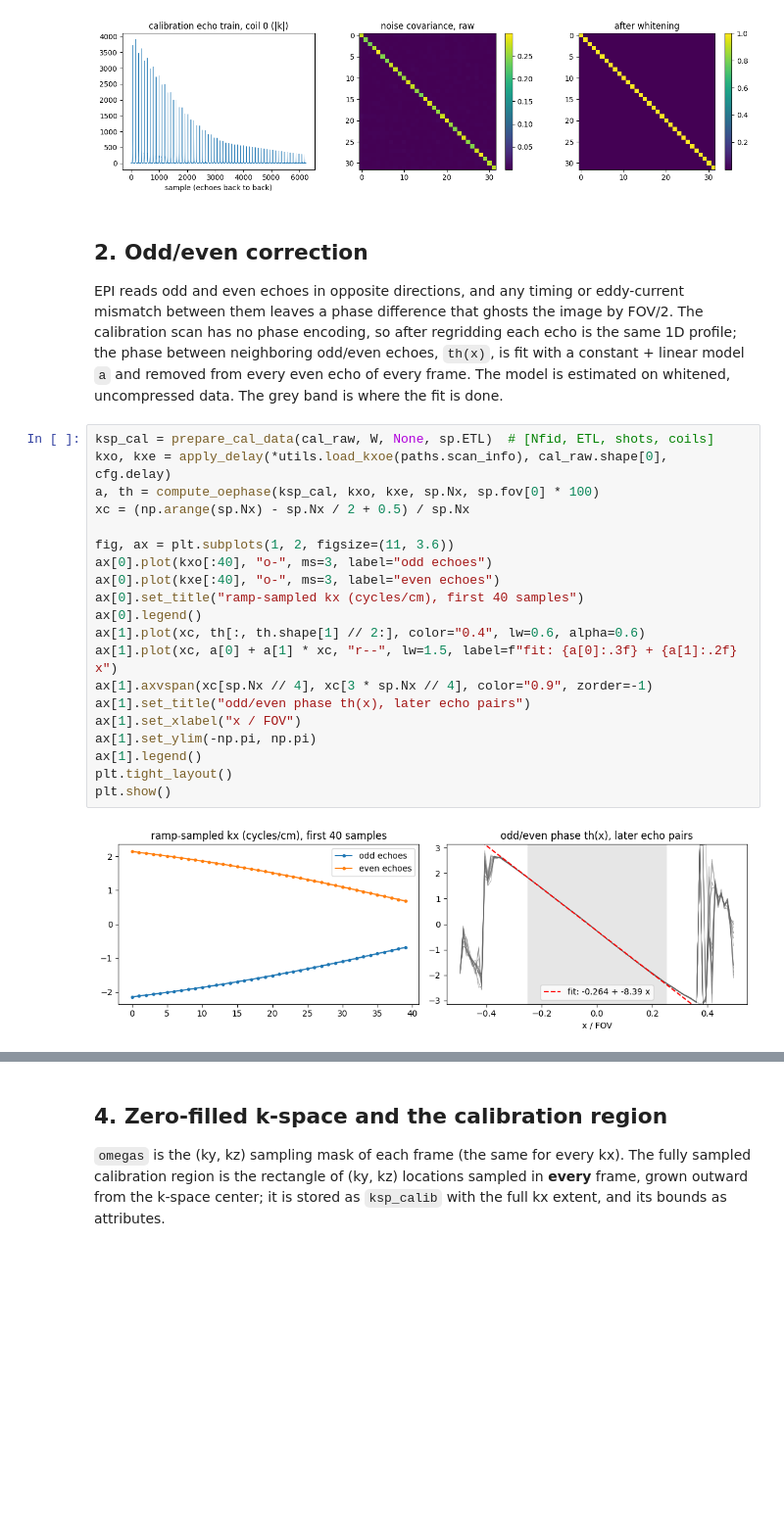
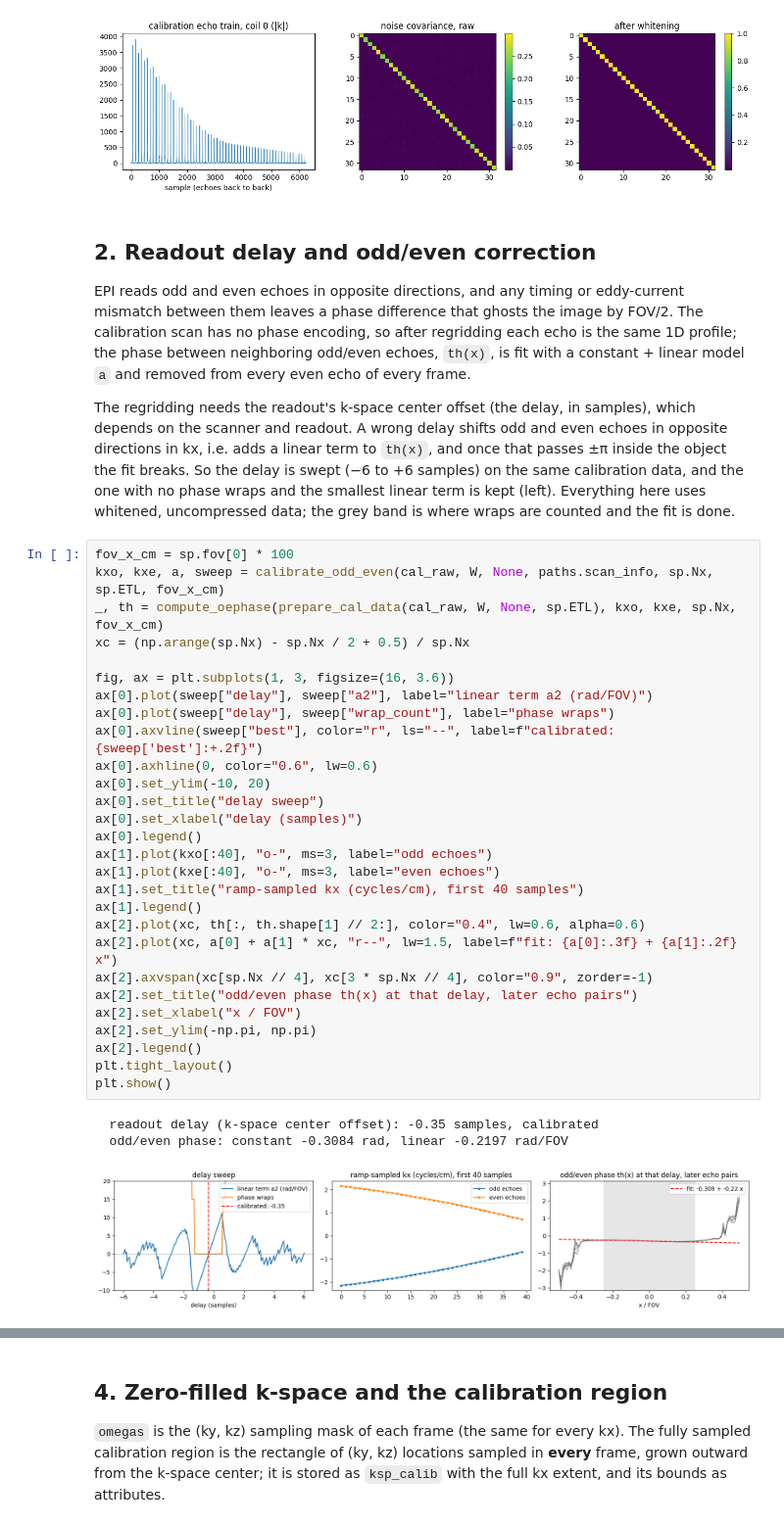
Before and after one commit to rextlfung/ArbEPI-python, a Jupyter notebook: preprocess/demo.ipynb, the cells around one changed output, grey strips where cells are left out. Shown at 98% size. Saved outputs shown, nothing was run; the diff lists cells and outputs as text; blank space fills up the shorter version.

```diff
--- a/preprocess/demo.ipynb
+++ b/preprocess/demo.ipynb
@@ -114,36 +115,53 @@ plt.show()
 noise (104, 32, 197), calibration (104, 32, 900), Nx = 90, ETL = 60
 [figure]
 # %% [markdown]
-## 2. Odd/even correction
+## 2. Readout delay and odd/even correction
 
 EPI reads odd and even echoes in opposite directions, and any timing or eddy-current
 mismatch between them leaves a phase difference that ghosts the image by FOV/2. The
 calibration scan has no phase encoding, so after regridding each echo is the same 1D
 profile; the phase between neighboring odd/even echoes, `th(x)`, is fit with a
-constant + linear model `a` and removed from every even echo of every frame. The model
-is estimated on whitened, uncompressed data. The grey band is where the fit is done.
+constant + linear model `a` and removed from every even echo of every frame.
+
+The regridding needs the readout's k-space center offset (the delay, in samples),
+which depends on the scanner and readout. A wrong delay shifts odd and even echoes
+in opposite directions in kx, i.e. adds a linear term to `th(x)`, and once that passes
+±π inside the object the fit breaks. So the delay is swept (−6 to +6 samples) on the
+same calibration data, and the one with no phase wraps and the smallest linear term is
+kept (left). Everything here uses whitened, uncompressed data; the grey band is where
+wraps are counted and the fit is done.
 # %%
-ksp_cal = prepare_cal_data(cal_raw, W, None, sp.ETL)  # [Nfid, ETL, shots, coils]
-kxo, kxe = apply_delay(*utils.load_kxoe(paths.scan_info), cal_raw.shape[0], cfg.delay)
-a, th = compute_oephase(ksp_cal, kxo, kxe, sp.Nx, sp.fov[0] * 100)
+fov_x_cm = sp.fov[0] * 100
+kxo, kxe, a, sweep = calibrate_odd_even(cal_raw, W, None, paths.scan_info, sp.Nx, sp.ETL, fov_x_cm)
+_, th = compute_oephase(prepare_cal_data(cal_raw, W, None, sp.ETL), kxo, kxe, sp.Nx, fov_x_cm)
 xc = (np.arange(sp.Nx) - sp.Nx / 2 + 0.5) / sp.Nx
 
-fig, ax = plt.subplots(1, 2, figsize=(11, 3.6))
-ax[0].plot(kxo[:40], "o-", ms=3, label="odd echoes")
-ax[0].plot(kxe[:40], "o-", ms=3, label="even echoes")
-ax[0].set_title("ramp-sampled kx (cycles/cm), first 40 samples")
+fig, ax = plt.subplots(1, 3, figsize=(16, 3.6))
+ax[0].plot(sweep["delay"], sweep["a2"], label="linear term a2 (rad/FOV)")
+ax[0].plot(sweep["delay"], sweep["wrap_count"], label="phase wraps")
+ax[0].axvline(sweep["best"], color="r", ls="--", label=f"calibrated: {sweep['best']:+.2f}")
+ax[0].axhline(0, color="0.6", lw=0.6)
+ax[0].set_ylim(-10, 20)
+ax[0].set_title("delay sweep")
+ax[0].set_xlabel("delay (samples)")
 ax[0].legend()
-ax[1].plot(xc, th[:, th.shape[1] // 2:], color="0.4", lw=0.6, alpha=0.6)
-ax[1].plot(xc, a[0] + a[1] * xc, "r--", lw=1.5, label=f"fit: {a[0]:.3f} + {a[1]:.2f} x")
-ax[1].axvspan(xc[sp.Nx // 4], xc[3 * sp.Nx // 4], color="0.9", zorder=-1)
-ax[1].set_title("odd/even phase th(x), later echo pairs")
-ax[1].set_xlabel("x / FOV")
-ax[1].set_ylim(-np.pi, np.pi)
+ax[1].plot(kxo[:40], "o-", ms=3, label="odd echoes")
+ax[1].plot(kxe[:40], "o-", ms=3, label="even echoes")
+ax[1].set_title("ramp-sampled kx (cycles/cm), first 40 samples")
 ax[1].legend()
+ax[2].plot(xc, th[:, th.shape[1] // 2:], color="0.4", lw=0.6, alpha=0.6)
+ax[2].plot(xc, a[0] + a[1] * xc, "r--", lw=1.5, label=f"fit: {a[0]:.3f} + {a[1]:.2f} x")
+ax[2].axvspan(xc[sp.Nx // 4], xc[3 * sp.Nx // 4], color="0.9", zorder=-1)
+ax[2].set_title("odd/even phase th(x) at that delay, later echo pairs")
+ax[2].set_xlabel("x / FOV")
+ax[2].set_ylim(-np.pi, np.pi)
+ax[2].legend()
 plt.tight_layout()
 plt.show()
 # %% [output]
+  readout delay (k-space center offset): -0.35 samples, calibrated
+  odd/even phase: constant -0.3084 rad, linear -0.2197 rad/FOV
-[figure, old version]
+[figure, new version]
 # %% [markdown]
 ## 3. Run the pipeline
 
```
Also changed, not shown: parts of 8 cells of this notebook, 10 other files.
